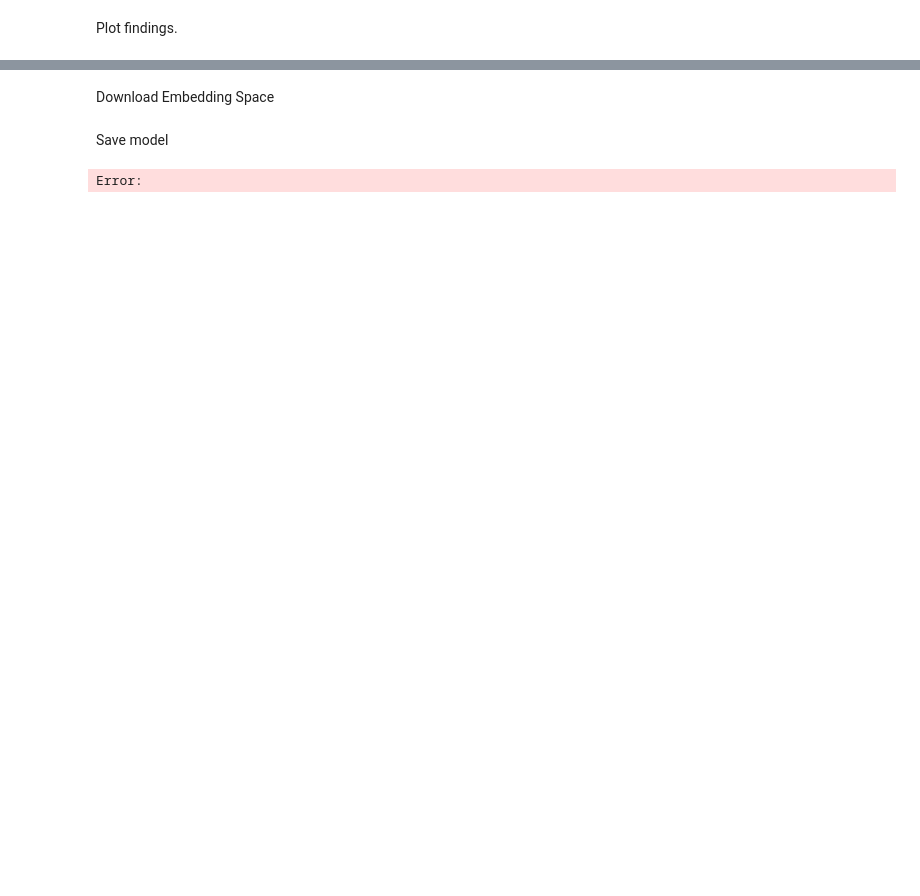
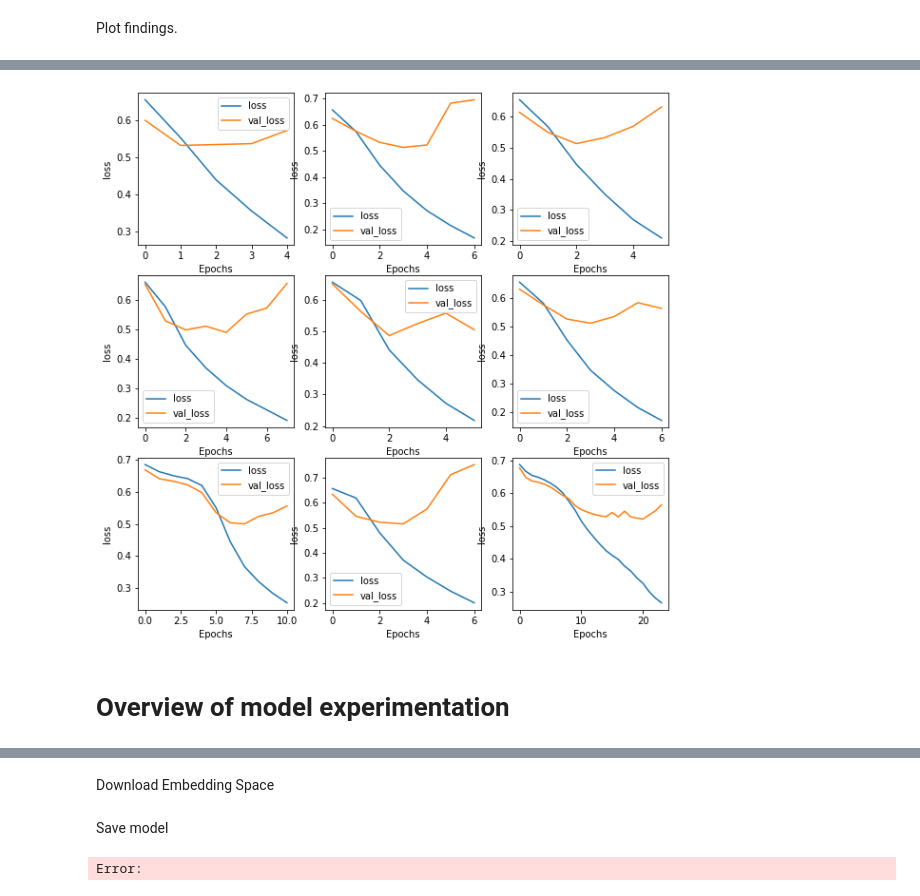
Before and after one commit to ryankamiri/StockSentimentalAnalysis, a Jupyter notebook: model/training_experiment.ipynb, the cells around one changed output, grey strips where cells are left out. Cells and saved outputs as stored; diff of their text form; code cells hidden in the pictures; blank space fills up the shorter version.

```diff
--- a/model/training_experiment.ipynb
+++ b/model/training_experiment.ipynb
@@ -242,0 +532,2 @@ Epoch 2/50
+# %%
+history_7 = model_7.fit(training_padded, training_labels, batch_size=batch_size, epochs=epochs, validation_data=(testing_padded, testing_labels), callbacks=[stop, prediction_for_each_epoch()])
@@ -296,0 +634,15 @@ print(predict("Wedbush Downgrades Redfin to Neutral, Lowers Price Target to $9")
+# %%
+f, ax = plt.subplots(3, 3,figsize=(10, 10))
+plot_graphs(history, "loss", 0, 0, ax)
+plot_graphs(history_1, "loss", 0, 1, ax)
+plot_graphs(history_2, "loss", 0, 2, ax)
+plot_graphs(history_3, "loss", 1, 0, ax)
+plot_graphs(history_4, "loss", 1, 1, ax)
+plot_graphs(history_5, "loss", 1, 2, ax)
+plot_graphs(history_6, "loss", 2, 0, ax)
+plot_graphs(history_7, "loss", 2, 1, ax)
+plot_graphs(history_8, "loss", 2, 2, ax)
+# %% [output]
+[figure, added]
+# %% [markdown]
+# Overview of model experimentation
```
Also changed, not shown: parts of 36 cells of this notebook.
